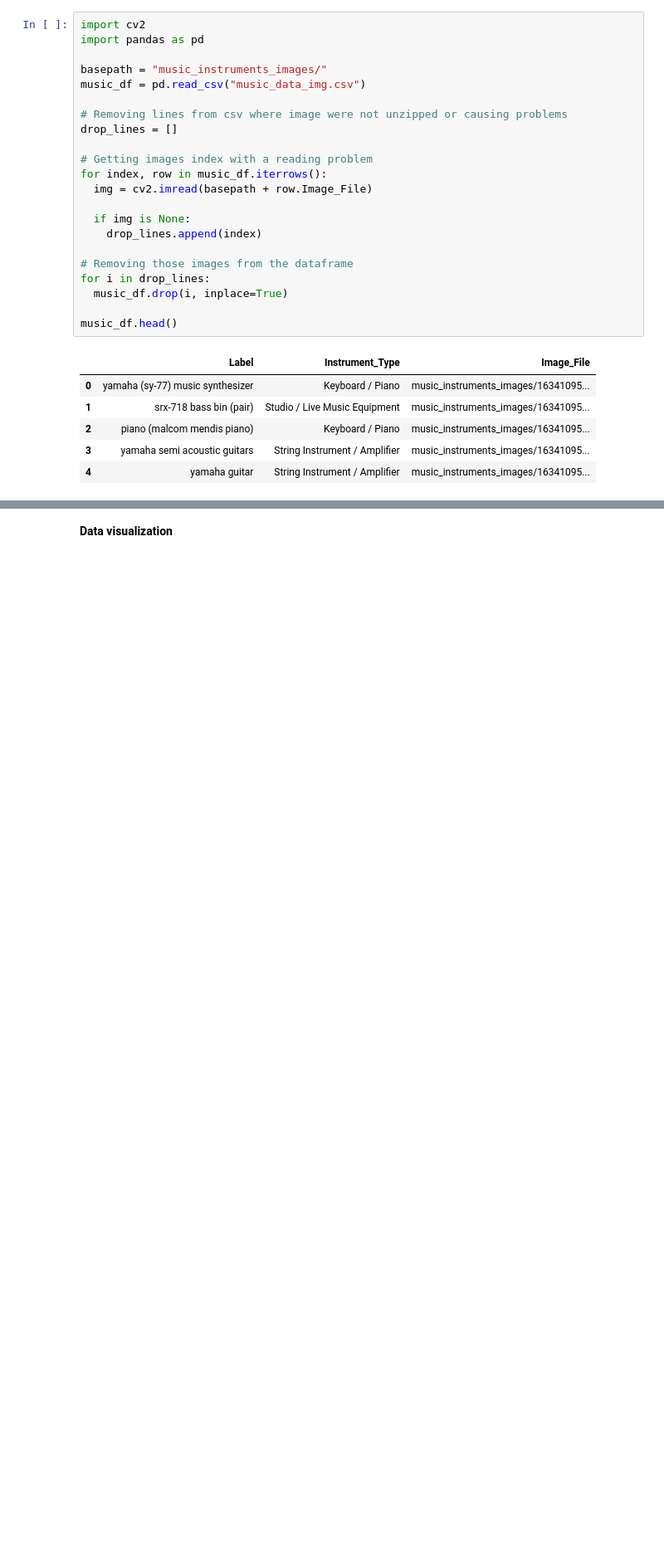
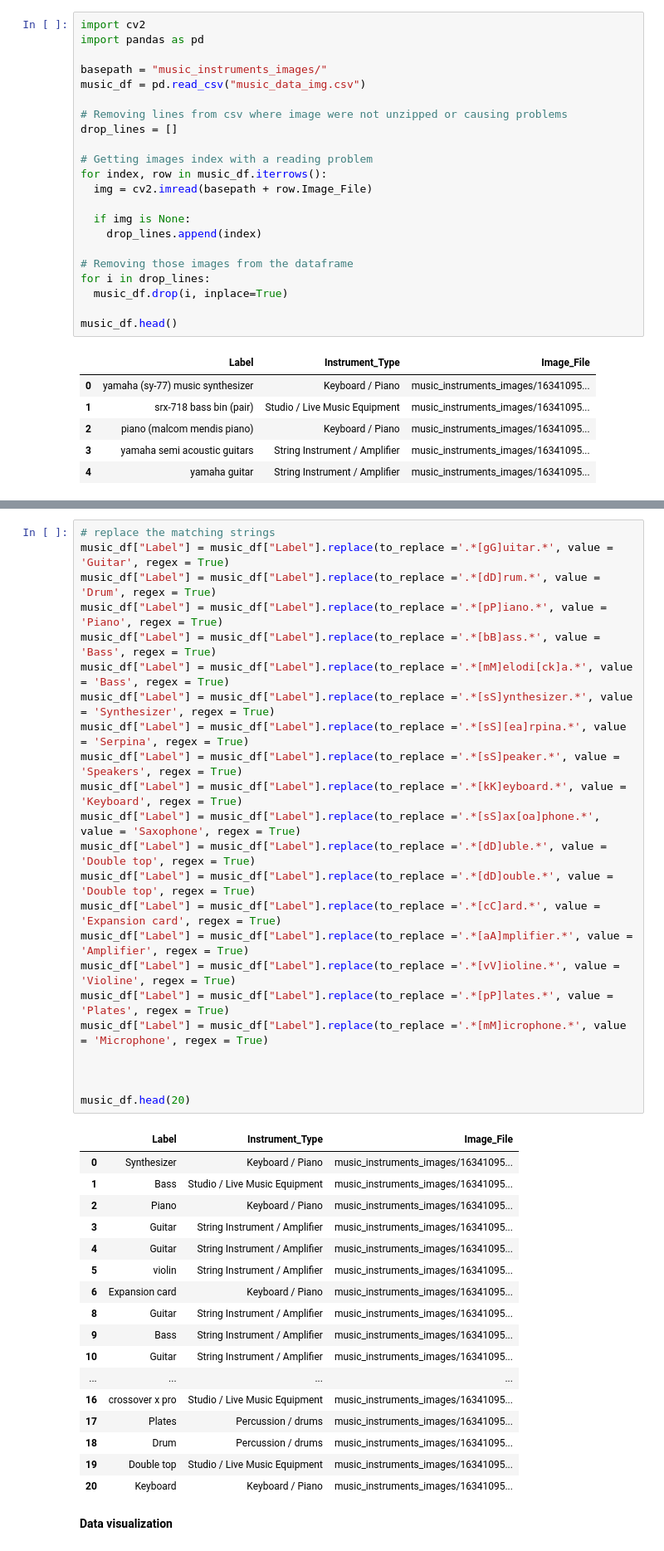
Before and after one commit to Esteves4/IA-Proj, a Jupyter notebook: IA_Proj_Music.ipynb, the cells around one changed output, grey strips where cells are left out. Shown: that part at 83% size. Cells and saved outputs as stored; diff of their text form; blank space fills up the shorter version.

Commit message:
Treating weird labels

```diff
--- a/IA_Proj_Music.ipynb
+++ b/IA_Proj_Music.ipynb
@@ -81,3 +96,44 @@ music_df.head()
+# %%
+# replace the matching strings
+music_df["Label"] = music_df["Label"].replace(to_replace ='.*[gG]uitar.*', value = 'Guitar', regex = True)
+music_df["Label"] = music_df["Label"].replace(to_replace ='.*[dD]rum.*', value = 'Drum', regex = True)
+music_df["Label"] = music_df["Label"].replace(to_replace ='.*[pP]iano.*', value = 'Piano', regex = True)
+music_df["Label"] = music_df["Label"].replace(to_replace ='.*[bB]ass.*', value = 'Bass', regex = True)
+music_df["Label"] = music_df["Label"].replace(to_replace ='.*[mM]elodi[ck]a.*', value = 'Bass', regex = True)
+music_df["Label"] = music_df["Label"].replace(to_replace ='.*[sS]ynthesizer.*', value = 'Synthesizer', regex = True)
+music_df["Label"] = music_df["Label"].replace(to_replace ='.*[sS][ea]rpina.*', value = 'Serpina', regex = True)
+music_df["Label"] = music_df["Label"].replace(to_replace ='.*[sS]peaker.*', value = 'Speakers', regex = True)
+music_df["Label"] = music_df["Label"].replace(to_replace ='.*[kK]eyboard.*', value = 'Keyboard', regex = True)
+music_df["Label"] = music_df["Label"].replace(to_replace ='.*[sS]ax[oa]phone.*', value = 'Saxophone', regex = True)
+music_df["Label"] = music_df["Label"].replace(to_replace ='.*[dD]uble.*', value = 'Double top', regex = True)
+music_df["Label"] = music_df["Label"].replace(to_replace ='.*[dD]ouble.*', value = 'Double top', regex = True)
+music_df["Label"] = music_df["Label"].replace(to_replace ='.*[cC]ard.*', value = 'Expansion card', regex = True)
+music_df["Label"] = music_df["Label"].replace(to_replace ='.*[aA]mplifier.*', value = 'Amplifier', regex = True)
+music_df["Label"] = music_df["Label"].replace(to_replace ='.*[vV]ioline.*', value = 'Violine', regex = True)
+music_df["Label"] = music_df["Label"].replace(to_replace ='.*[pP]lates.*', value = 'Plates', regex = True)
+music_df["Label"] = music_df["Label"].replace(to_replace ='.*[mM]icrophone.*', value = 'Microphone', regex = True)
+
+
+
+music_df.head(20)
+# %% [output]
+|  | Label | Instrument_Type | Image_File |
+| 0 | Synthesizer | Keyboard / Piano | music_instruments_images/16341095... |
+| 1 | Bass | Studio / Live Music Equipment | music_instruments_images/16341095... |
+| 2 | Piano | Keyboard / Piano | music_instruments_images/16341095... |
+| 3 | Guitar | String Instrument / Amplifier | music_instruments_images/16341095... |
+| 4 | Guitar | String Instrument / Amplifier | music_instruments_images/16341095... |
+| 5 | violin | String Instrument / Amplifier | music_instruments_images/16341095... |
+| 6 | Expansion card | Keyboard / Piano | music_instruments_images/16341095... |
+| 8 | Guitar | String Instrument / Amplifier | music_instruments_images/16341095... |
+| 9 | Bass | String Instrument / Amplifier | music_instruments_images/16341095... |
+| 10 | Guitar | String Instrument / Amplifier | music_instruments_images/16341095... |
+| ... | ... | ... | ... |
+| 16 | crossover x pro | Studio / Live Music Equipment | music_instruments_images/16341095... |
+| 17 | Plates | Percussion / drums | music_instruments_images/16341095... |
+| 18 | Drum | Percussion / drums | music_instruments_images/16341095... |
+| 19 | Double top | Studio / Live Music Equipment | music_instruments_images/16341095... |
+| 20 | Keyboard | Keyboard / Piano | music_instruments_images/16341095... |
 # %% [markdown]
 **Data visualization**
 # %%
```
Also changed, not shown: parts of 7 cells of this notebook.
